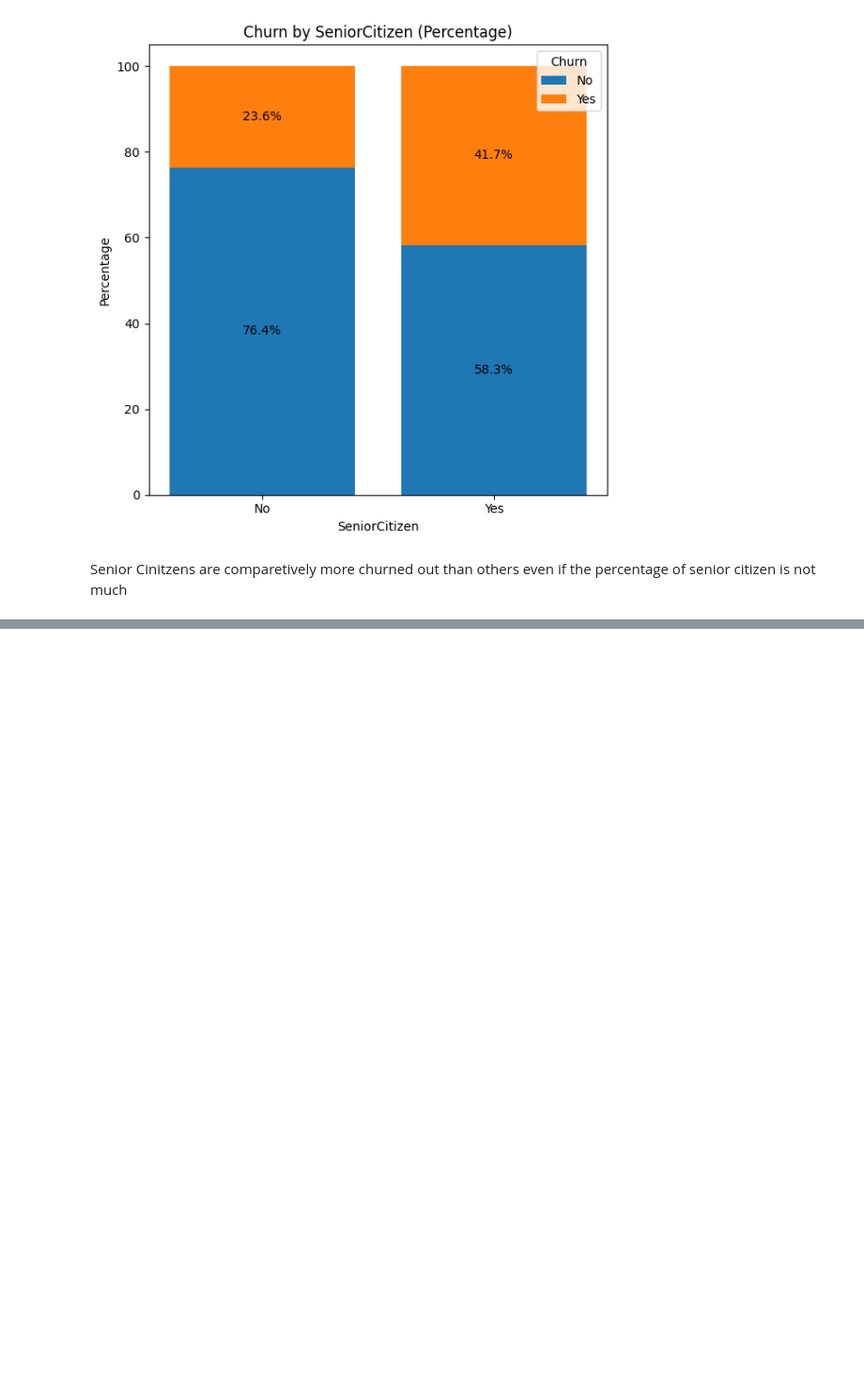
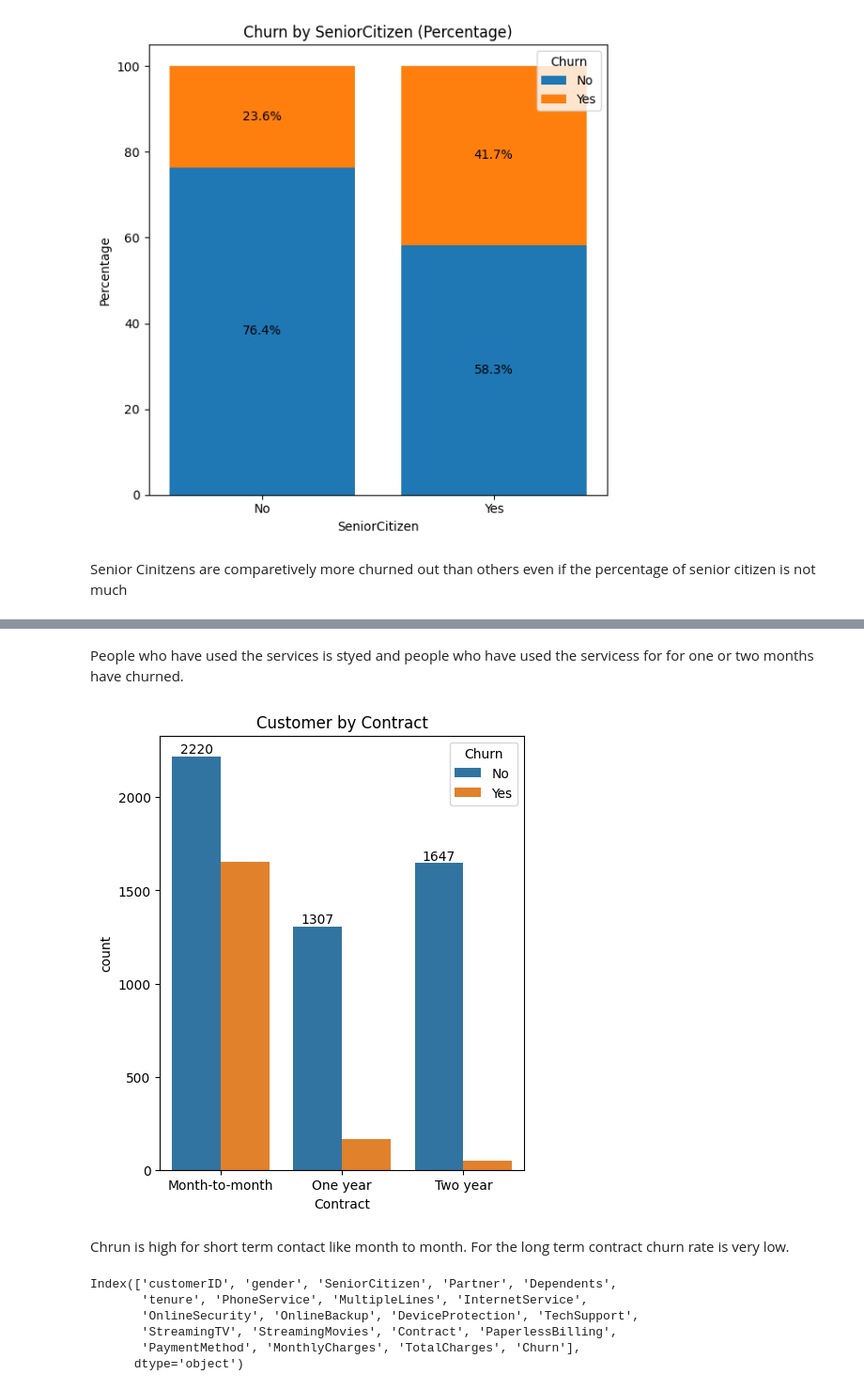
Before and after one commit to ontu001/Telco-Customer-Churn-Analysis---EDA_Python, a Jupyter notebook: customer_churn_eda_script.ipynb, the cells around one changed output, grey strips where cells are left out. Shown at 94% size. Saved outputs shown, nothing was run; the diff lists cells and outputs as text; code cells hidden in the pictures; blank space fills up the shorter version.

```diff
--- a/customer_churn_eda_script.ipynb
+++ b/customer_churn_eda_script.ipynb
@@ -189,0 +197,21 @@ Senior Cinitzens are comparetively more churned out than others even if the perc
+# %% [markdown]
+People who have used the services is styed and people who have used the servicess for for one or two months have churned.
+# %%
+plt.figure(figsize= (5,6))
+ax = sns.countplot(x ='Contract', data= df, hue= 'Churn')
+ax.bar_label(ax.containers[0])
+plt.title("Customer by Contract")
+plt.show()
+# %% [output]
+[figure, added]
+# %% [markdown]
+Chrun is high for short term contact like month to month. For the long term contract churn rate is very low.
+# %%
+df.columns
+# %% [output]
+Index(['customerID', 'gender', 'SeniorCitizen', 'Partner', 'Dependents',
+       'tenure', 'PhoneService', 'MultipleLines', 'InternetService',
+       'OnlineSecurity', 'OnlineBackup', 'DeviceProtection', 'TechSupport',
+       'StreamingTV', 'StreamingMovies', 'Contract', 'PaperlessBilling',
+       'PaymentMethod', 'MonthlyCharges', 'TotalCharges', 'Churn'],
+      dtype='object')
```
Also changed, not shown: parts of 5 cells of this notebook.
